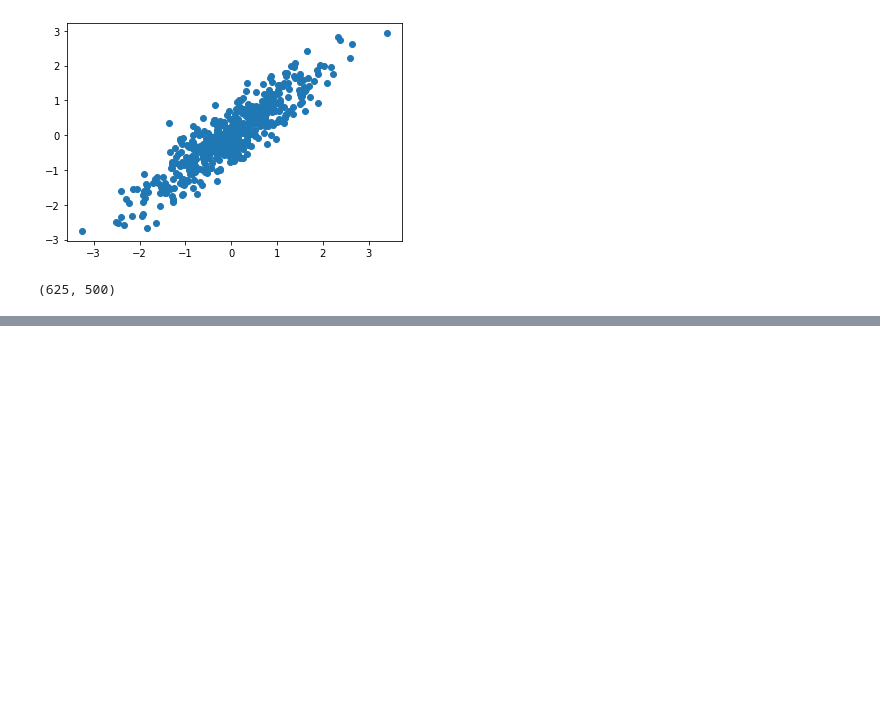
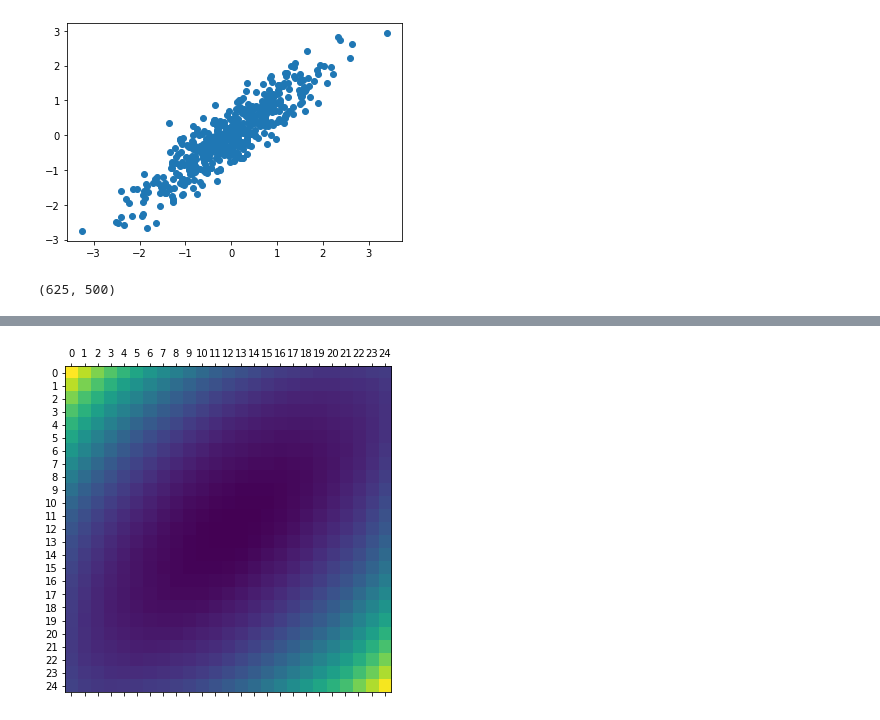
Before and after one commit to vistalab-technion/vqr, a Jupyter notebook: notebooks/01-VQ.ipynb, the cells around one changed output, grey strips where cells are left out. Drawn from its saved outputs; the diff is of its cells as text; code cells hidden in the pictures; blank space fills up the shorter version.

```diff
--- a/notebooks/01-VQ.ipynb
+++ b/notebooks/01-VQ.ipynb
@@ -191 +156,7 @@ dB_du2 = (B[:, 1:] - B[:, :-1])/(1/T)
+# %%
+B = B.reshape(T, T)
+fig, ax = plt.subplots(1, 1, figsize=(6, 6))
+ax.matshow(B); ax.set_xticks(range(T)); ax.set_yticks(range(T));
+# %% [output]
+[figure, added]
 # %%
```
Also changed, not shown: parts of 19 cells of this notebook.
